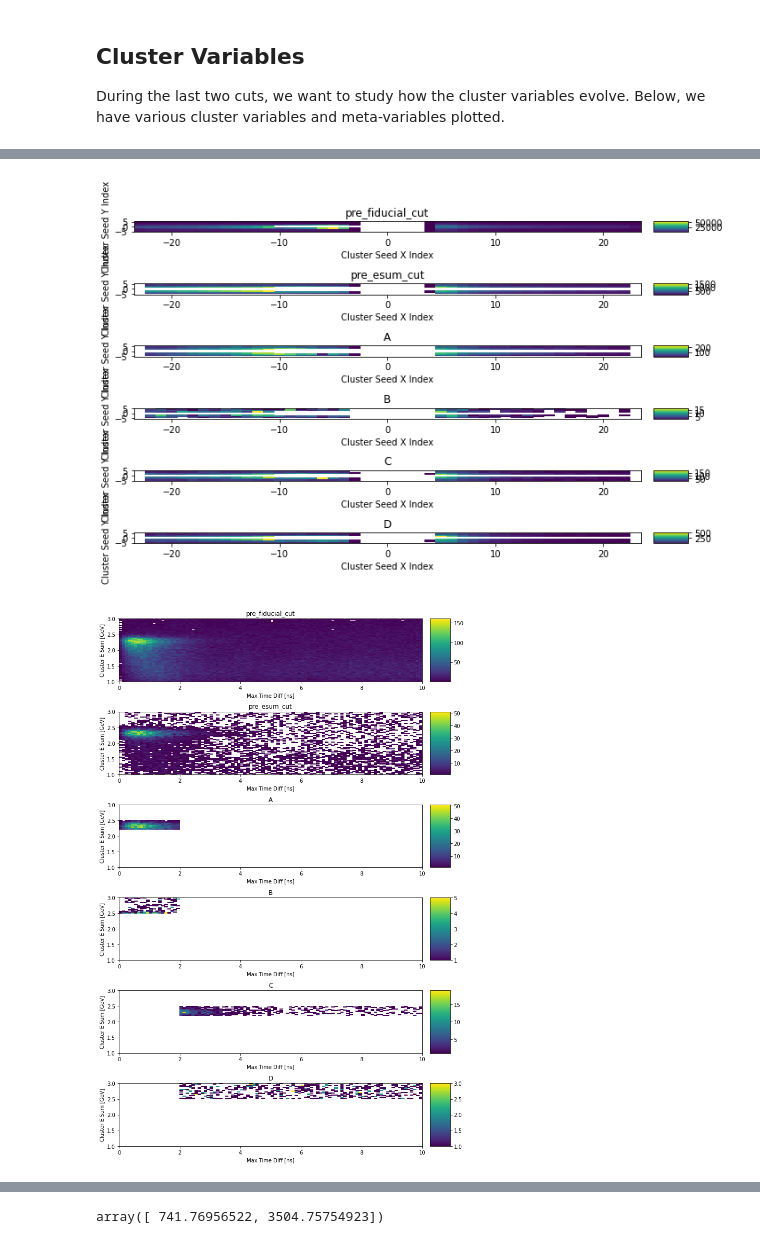
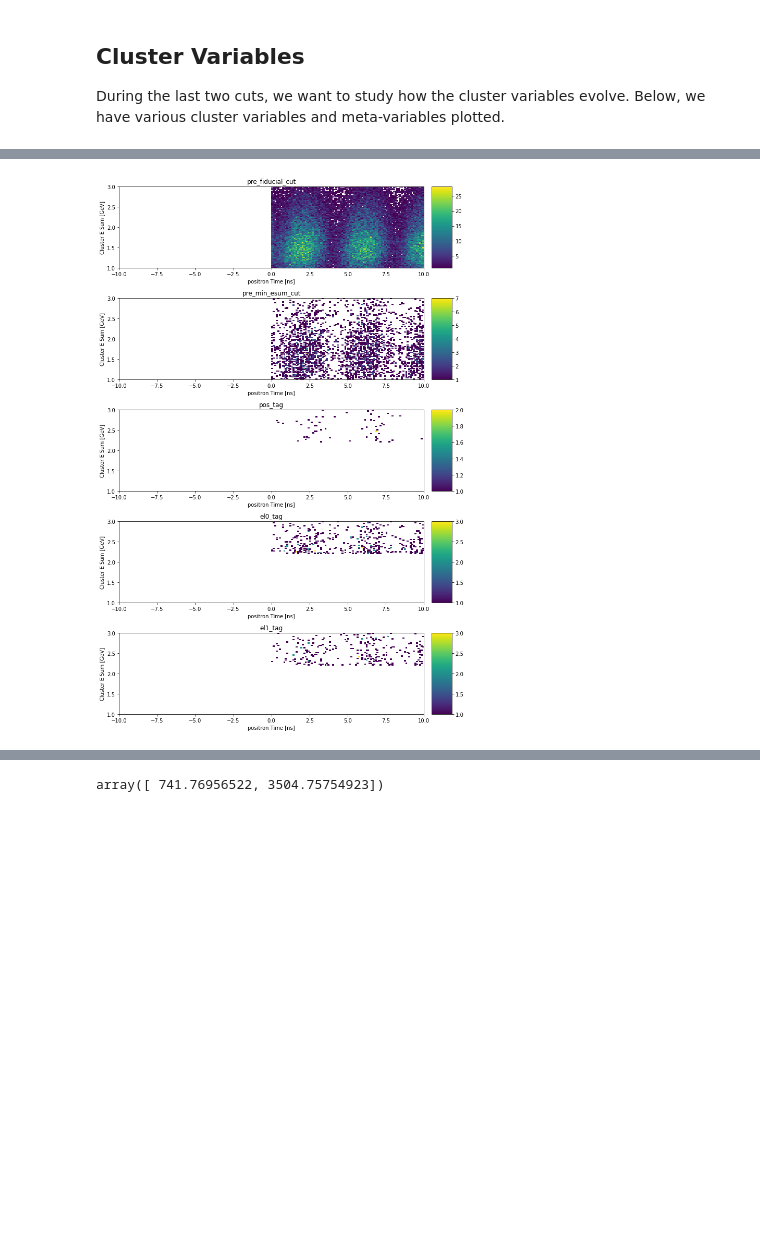
Before and after one commit to tomeichlersmith/hps, a Jupyter notebook: tpt-plotting.ipynb, the cells around one changed output, grey strips where cells are left out. Cells and saved outputs as stored; diff of their text form; code cells hidden in the pictures; blank space fills up the shorter version.

Commit message:
update plots to tag-n-probe

```diff
--- a/tpt-plotting.ipynb
+++ b/tpt-plotting.ipynb
@@ -139,8 +139,8 @@ Histograms produced by using `hpstr` to analyze ntuples decoded from lcio files.
 - numpy
 - hist[plot]
 # %%
-f = hpstrHistFile('2016-subsample/hist_2016_subsample_run_007800_part_0000_0020.root','tpt',
-                  ['pre_fiducial_cut','pre_esum_cut','A','B','C','D'])
+f = hpstrHistFile('2016-subsample/hist_2016_subsample_run_007800_part_0000_0387.root','tpt',
+                  ['pre_fiducial_cut','pre_min_esum_cut','pos_tag','el0_tag','el1_tag'])
 # %% [markdown]
 ## Selection Cuts
 We are trying to develop a series of cuts that allows us to select Three Prong Trident (TPT) events.
@@ -221,7 +221,4 @@ f.plot_1d('positron_cluster_E', 'e+ Cluster [GeV]',selections=True)
 # %%
-f.plot_2d('cluster_seed_pos','Cluster Seed X Index', 'Cluster Seed Y Index',selections=True,size=(10,6))
-f.plot_2d('max_time_diff_vs_E_sum','Max Time Diff [ns]', 'Cluster E Sum [GeV]',selections=True,size=(10,15))
-f.plot_2d('time_diff','pos - ele0 Time Diff [ns]', 'ele1 - ele0 Time Diff [ns]',selections=True,size=(6,20))
+f.plot_2d('pos_time_cluster_E_sum','positron Time [ns]', 'Cluster E Sum [GeV]', selections=True, size=(10,15))
 # %% [output]
-[figure, old version]
+[figure, new version]
-[figure, removed]
```
Also changed, not shown: parts of 6 cells of this notebook.
